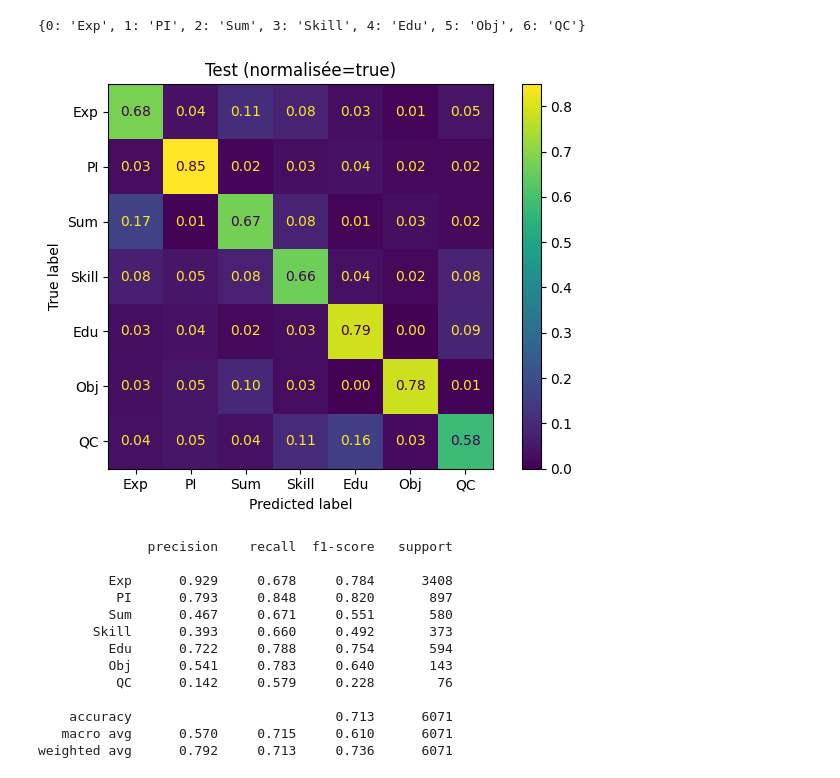
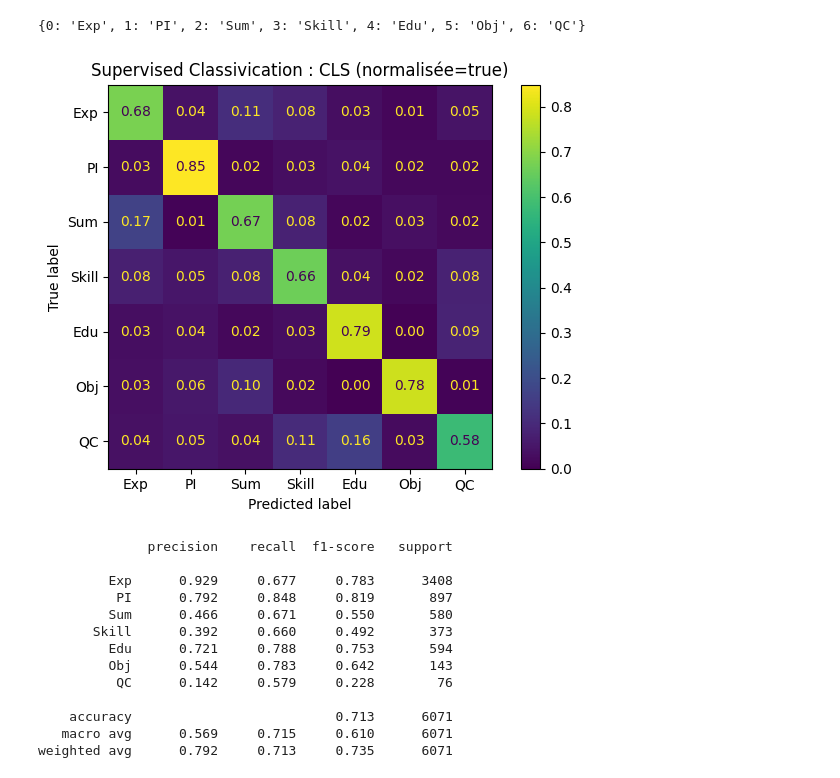
Before and after one commit to Ekliipce/ResumAI, a Jupyter notebook: notebooks/Resume_text_classification.ipynb, the cells around one changed output. Saved outputs shown, nothing was run; the diff lists cells and outputs as text; code cells hidden in the pictures.

```diff
--- a/notebooks/Resume_text_classification.ipynb
+++ b/notebooks/Resume_text_classification.ipynb
@@ -661,20 +659,20 @@ labels_names
 # %% [output]
 {0: 'Exp', 1: 'PI', 2: 'Sum', 3: 'Skill', 4: 'Edu', 5: 'Obj', 6: 'QC'}
 # %%
-metrics_test, cm_test = evaluate_model(model, X_test, y_test, label_names=labels_names, title="Test")
+metrics_test, cm_test = evaluate_model(model, X_test, y_test, label_names=labels_names, title="Supervised Classivication : CLS")
 print(metrics_test["classification_report"])
 # %% [output]
-[figure, old version]
+[figure, new version]
               precision    recall  f1-score   support
 
-         Exp      0.929     0.678     0.784      3408
-          PI      0.793     0.848     0.820       897
-         Sum      0.467     0.671     0.551       580
-       Skill      0.393     0.660     0.492       373
-         Edu      0.722     0.788     0.754       594
-         Obj      0.541     0.783     0.640       143
+         Exp      0.929     0.677     0.783      3408
+          PI      0.792     0.848     0.819       897
+         Sum      0.466     0.671     0.550       580
+       Skill      0.392     0.660     0.492       373
+         Edu      0.721     0.788     0.753       594
+         Obj      0.544     0.783     0.642       143
           QC      0.142     0.579     0.228        76
 
     accuracy                          0.713      6071
-   macro avg      0.570     0.715     0.610      6071
-weighted avg      0.792     0.713     0.736      6071
+   macro avg      0.569     0.715     0.610      6071
+weighted avg      0.792     0.713     0.735      6071
```
Also changed, not shown: parts of 7 cells of this notebook.
